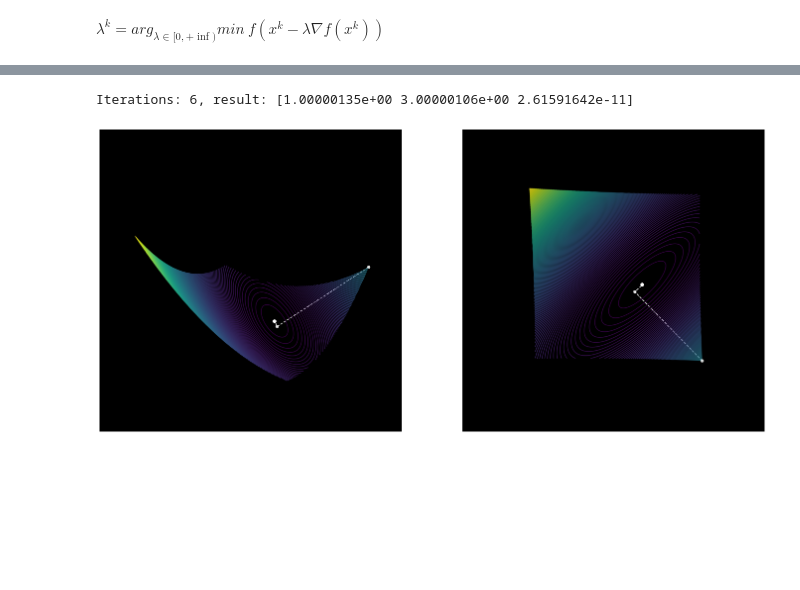
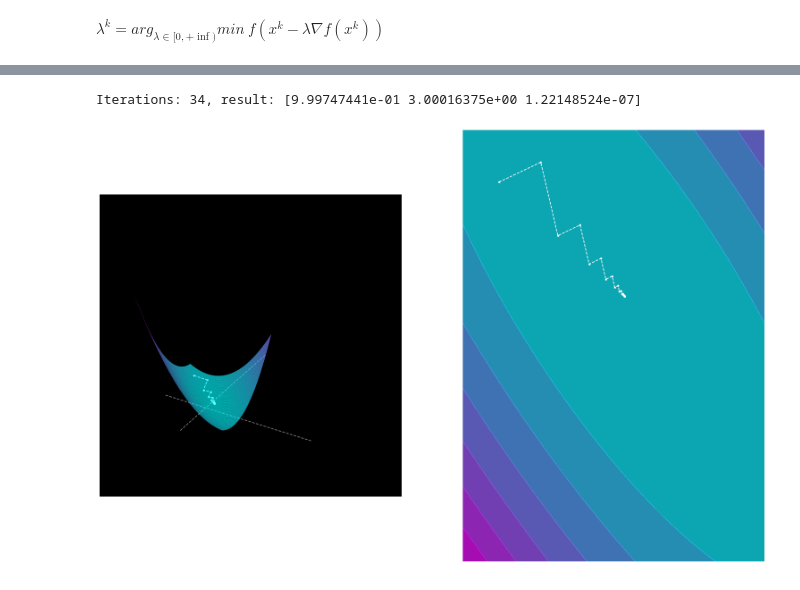
Before and after one commit to fadyat/ITMO-PROBLEMS, a Jupyter notebook: Applied-mathematics/IV semester/Solutions/lab2/solution.ipynb, the cells around one changed output, grey strips where cells are left out. Saved outputs shown, nothing was run; the diff lists cells and outputs as text; code cells hidden in the pictures; blank space fills up the shorter version.

```diff
--- a/Applied-mathematics/IV semester/Solutions/lab2/solution.ipynb
+++ b/Applied-mathematics/IV semester/Solutions/lab2/solution.ipynb
@@ -5,6 +5,6 @@
 %matplotlib inline
 import numpy as np
 import matplotlib.pyplot as plt
+import matplotlib as mpl
 
 plt.style.use('dark_background')
-plt.rcParams['figure.figsize'] = [24, 16]
@@ -181,5 +195,5 @@ Iterations: 1, result: [-4.70460499e-05  4.65202458e-05  2.18866569e-09]
 # %%
-gradient_descent_opt1d(f2, golden_section_search, np.array([10, 10], dtype=float))
+gradient_descent_opt1d(f2, golden_section_search, np.array([-10, 10], dtype=float))
 # %% [output]
-Iterations: 6, result: [1.00000135e+00 3.00000106e+00 2.61591642e-11]
+Iterations: 34, result: [9.99747441e-01 3.00016375e+00 1.22148524e-07]
-[figure, old version]
+[figure, new version]
```
Also changed, not shown: parts of 12 cells of this notebook.
